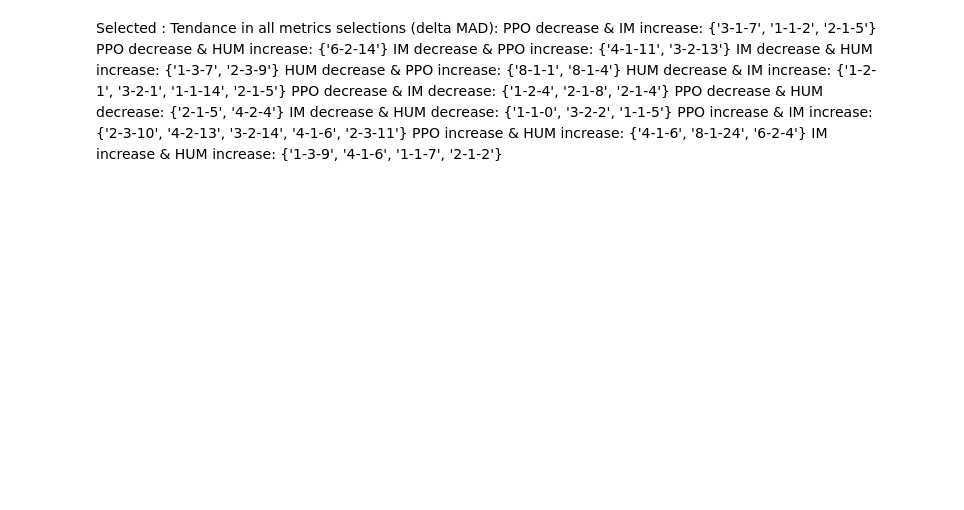
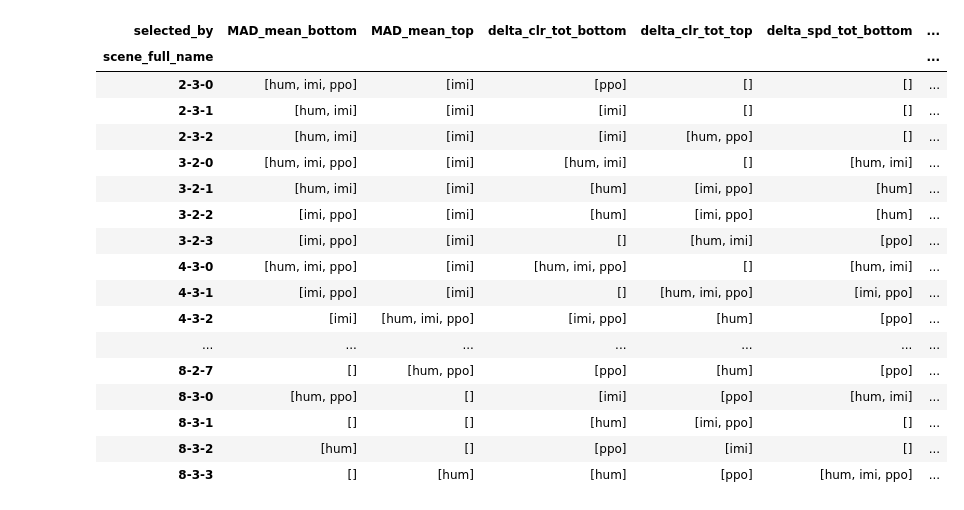
Before and after one commit to HugoDelhaye/select_scene, a Jupyter notebook: notebook/select_scene.ipynb, the cells around one changed output. Cells and saved outputs as stored; diff of their text form; code cells hidden in the pictures; blank space fills up the shorter version.

```diff
--- a/notebook/select_scene.ipynb
+++ b/notebook/select_scene.ipynb
@@ -389,15 +88,63 @@ IM increase & HUM increase: {'1-3-9', '1-1-11'}
-# %% [markdown]
-Selected :
-Tendance in all metrics selections (delta MAD):
-PPO decrease & IM increase: {'3-1-7', '1-1-2', '2-1-5'}
-PPO decrease & HUM increase: {'6-2-14'}
-IM decrease & PPO increase: {'4-1-11', '3-2-13'}
-IM decrease & HUM increase: {'1-3-7', '2-3-9'}
-HUM decrease & PPO increase: {'8-1-1', '8-1-4'}
-HUM decrease & IM increase: {'1-2-1', '3-2-1', '1-1-14', '2-1-5'}
-PPO decrease & IM decrease: {'1-2-4', '2-1-8', '2-1-4'}
-PPO decrease & HUM decrease: {'2-1-5', '4-2-4'}
-IM decrease & HUM decrease: {'1-1-0', '3-2-2', '1-1-5'}
-PPO increase & IM increase: {'2-3-10', '4-2-13', '3-2-14', '4-1-6', '2-3-11'}
-PPO increase & HUM increase: {'4-1-6', '8-1-24', '6-2-4'}
-IM increase & HUM increase: {'1-3-9', '4-1-6', '1-1-7', '2-1-2'}
+# %%
+metrics = ["delta_clr_tot", "delta_spd_tot", "MAD_mean"]
+thres = 15 # top-n / bottom-n
+
+dfs = []
+
+for metric in metrics:
+    # top
+    top_df = (
+        df_sub_type.groupby("sub_type", group_keys=False)
+        .apply(lambda x: x.nlargest(thres, metric))
+        .assign(selected_by=f"{metric}_top")
+    )
+    dfs.append(top_df)
+
+    # bottom
+    bottom_df = (
+        df_sub_type.groupby("sub_type", group_keys=False)
+        .apply(lambda x: x.nsmallest(thres, metric))
+        .assign(selected_by=f"{metric}_bottom")
+    )
+    dfs.append(bottom_df)
+
+df_select = pd.concat(dfs, ignore_index=True)
+
+# Compter combien de sub_type par scène
+scene_counts = df_select.groupby("scene_full_name")["sub_type"].nunique()
+
+# Scènes apparaissant dans >1 sub_type
+scenes_intersection = scene_counts[scene_counts > 1].index
+
+df_intersection = df_select[df_select["scene_full_name"].isin(scenes_intersection)]
+# %%
+df_exploded = df_intersection.explode("sub_type").explode("selected_by")
+
+df_pivot = (
+    df_intersection
+    .groupby(["scene_full_name", "selected_by"])["sub_type"]
+    .unique()  # retourne un array de sub_type unique
+    .apply(list)  # si tu veux convertir en liste
+    .unstack(fill_value=[])
+)
+
+df_pivot
+# %% [output]
+| selected_by | MAD_mean_bottom | MAD_mean_top | delta_clr_tot_bottom | delta_clr_tot_top | delta_spd_tot_bottom | ... |
+| scene_full_name |  |  |  |  |  | ... |
+| 2-3-0 | [hum, imi, ppo] | [imi] | [ppo] | [] | [] | ... |
+| 2-3-1 | [hum, imi] | [imi] | [imi] | [] | [] | ... |
+| 2-3-2 | [hum, imi] | [imi] | [imi] | [hum, ppo] | [] | ... |
+| 3-2-0 | [hum, imi, ppo] | [imi] | [hum, imi] | [] | [hum, imi] | ... |
+| 3-2-1 | [hum, imi] | [imi] | [hum] | [imi, ppo] | [hum] | ... |
+| 3-2-2 | [imi, ppo] | [imi] | [hum] | [imi, ppo] | [hum] | ... |
+| 3-2-3 | [imi, ppo] | [imi] | [] | [hum, imi] | [ppo] | ... |
+| 4-3-0 | [hum, imi, ppo] | [imi] | [hum, imi, ppo] | [] | [hum, imi] | ... |
+| 4-3-1 | [imi, ppo] | [imi] | [] | [hum, imi, ppo] | [imi, ppo] | ... |
+| 4-3-2 | [imi] | [hum, imi, ppo] | [imi, ppo] | [hum] | [ppo] | ... |
+| ... | ... | ... | ... | ... | ... | ... |
+| 8-2-7 | [] | [hum, ppo] | [ppo] | [hum] | [ppo] | ... |
+| 8-3-0 | [hum, ppo] | [] | [imi] | [ppo] | [hum, imi] | ... |
+| 8-3-1 | [] | [] | [hum] | [imi, ppo] | [] | ... |
+| 8-3-2 | [hum] | [] | [ppo] | [imi] | [] | ... |
+| 8-3-3 | [] | [hum] | [hum] | [ppo] | [hum, imi, ppo] | ... |
```
Also changed, not shown: parts of 14 cells of this notebook, 1 other file.
